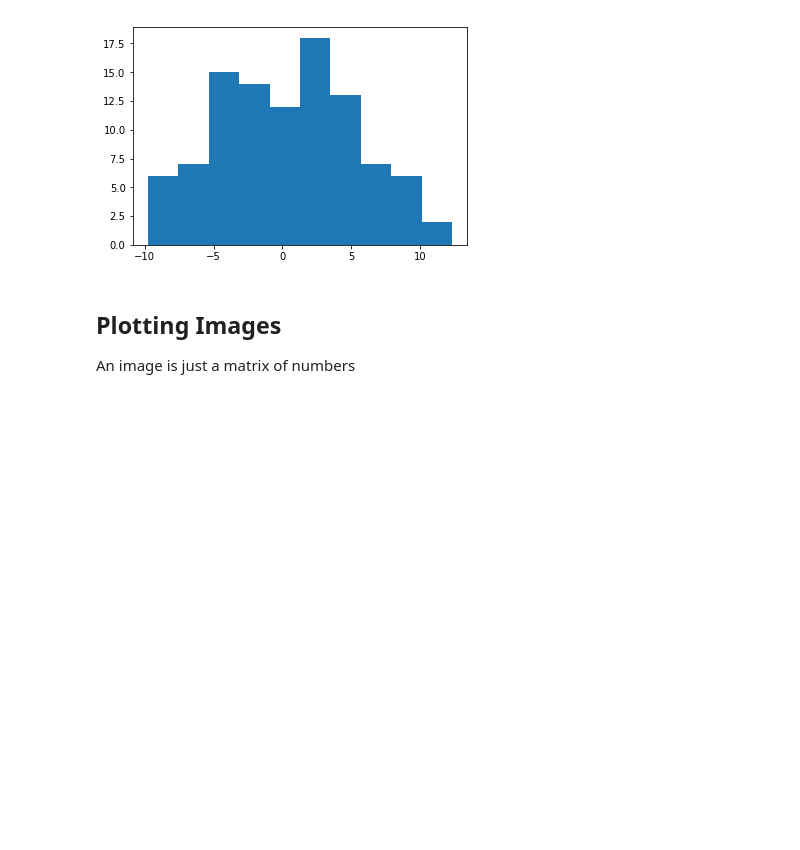
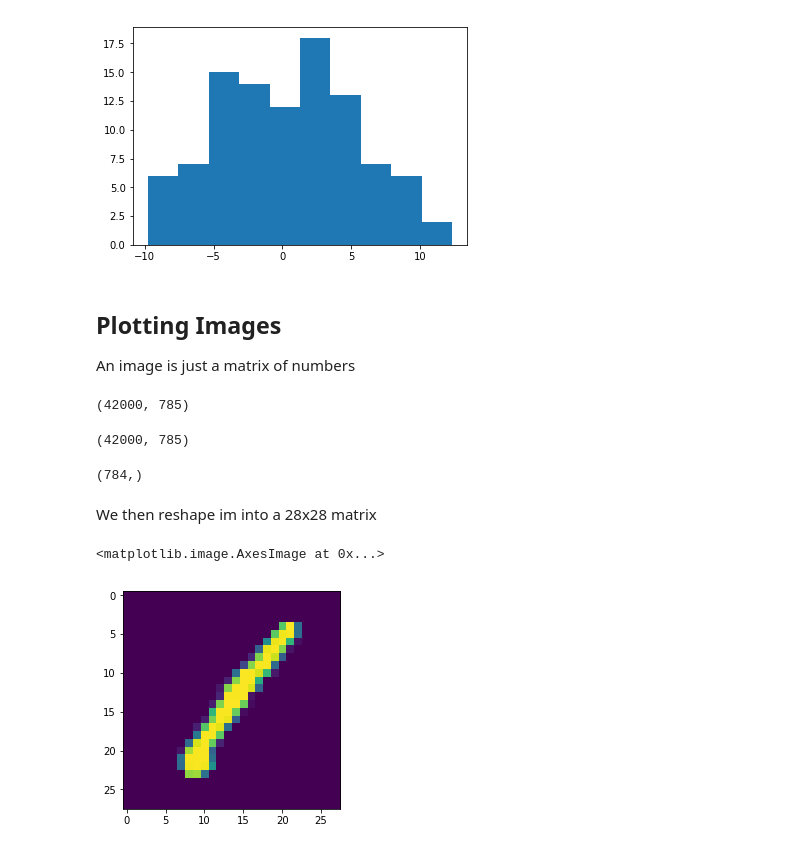
Before and after one commit to standemdem/simplon-orange, a Jupyter notebook: Numpy_Pandas/Udemy_Matplotlib.py.ipynb, the cells around one changed output. Saved outputs shown, nothing was run; the diff lists cells and outputs as text; code cells hidden in the pictures; blank space fills up the shorter version.

Commit message:
finished matplotlib lesson

```diff
--- a/Numpy_Pandas/Udemy_Matplotlib.py.ipynb
+++ b/Numpy_Pandas/Udemy_Matplotlib.py.ipynb
@@ -92,3 +92,32 @@ plt.show()
 ## Plotting Images
 
 An image is just a matrix of numbers
+# %%
+df = pd.read_csv('train.csv')
+df.shape
+# %% [output]
+(42000, 785)
+# %%
+# we change  the csv data to a matrix
+M = df.values
+
+# we could use M = df.as_matrix(),but it is deprecated
+
+#then we verify it's shape
+M.shape
+# %% [output]
+(42000, 785)
+# %%
+im = M[0, 1: ]
+im.shape
+# %% [output]
+(784,)
+# %% [markdown]
+We then reshape im into a 28x28 matrix
+# %%
+im = im.reshape(28,28)
+
+plt.imshow(im)
+# %% [output]
+<matplotlib.image.AxesImage at 0x...>
+[figure, added]
```
Also changed, not shown: parts of 3 cells of this notebook, 3 other files.
